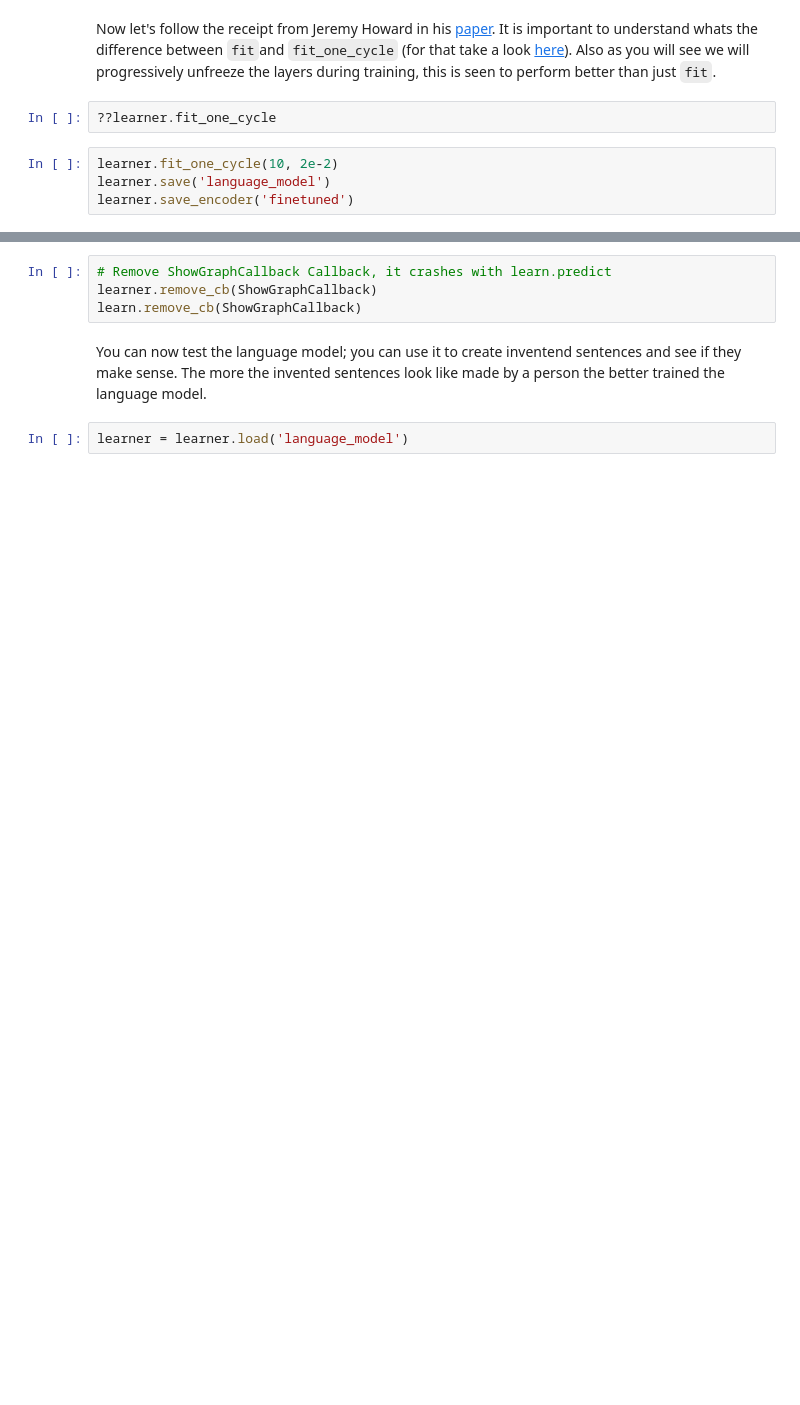
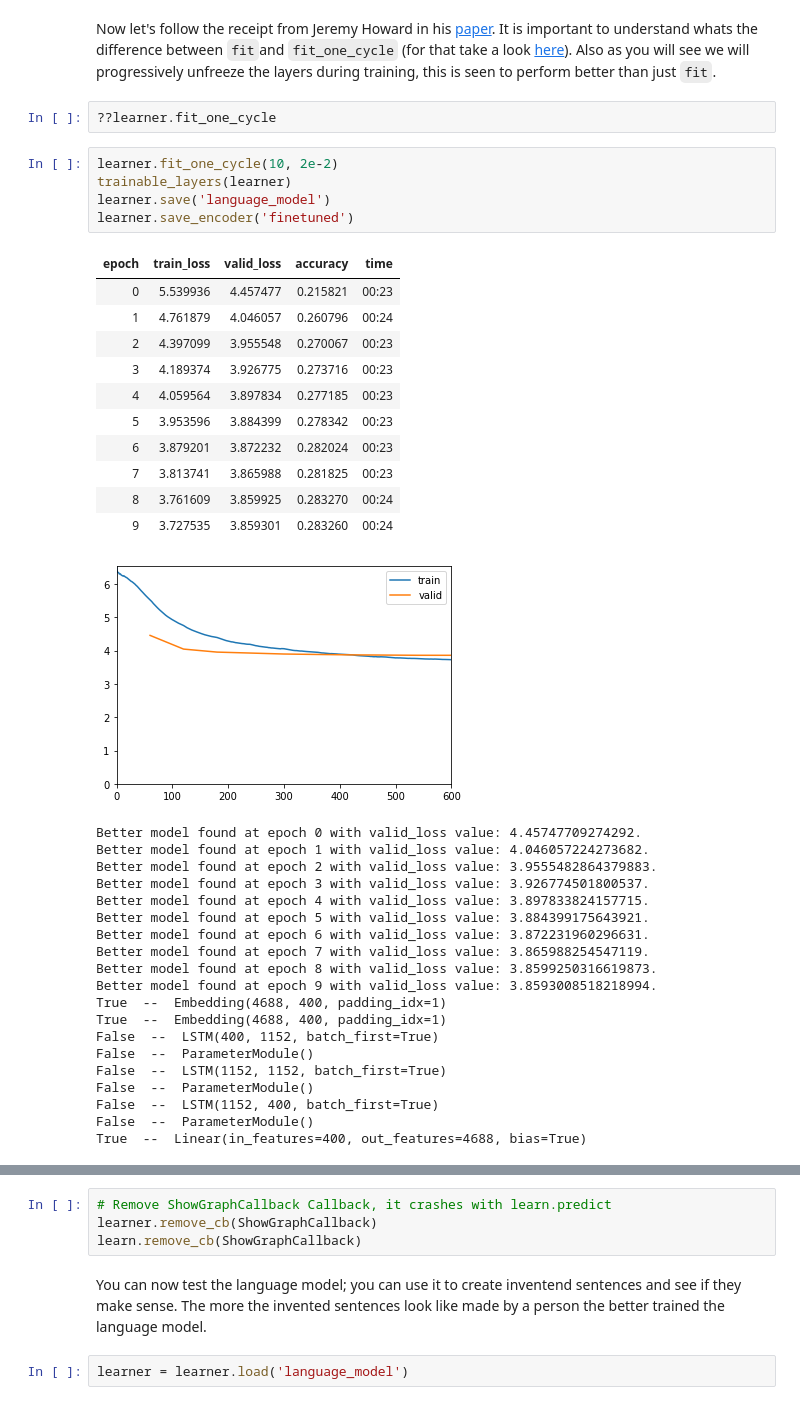
Before and after one commit to arnaujc91/ULMFit, a Jupyter notebook: ULMFit_final.ipynb, the cells around one changed output, grey strips where cells are left out. Drawn from its saved outputs; the diff is of its cells as text; blank space fills up the shorter version.

```diff
--- a/ULMFit_final.ipynb
+++ b/ULMFit_final.ipynb
@@ -398,7 +532,40 @@ Now let's follow the receipt from Jeremy Howard in his [paper](https://arxiv.org
 ??learner.fit_one_cycle
 # %%
 learner.fit_one_cycle(10, 2e-2)
+trainable_layers(learner)
 learner.save('language_model')
 learner.save_encoder('finetuned')
+# %% [output]
+| epoch | train_loss | valid_loss | accuracy | time |
+| 0 | 5.539936 | 4.457477 | 0.215821 | 00:23 |
+| 1 | 4.761879 | 4.046057 | 0.260796 | 00:24 |
+| 2 | 4.397099 | 3.955548 | 0.270067 | 00:23 |
+| 3 | 4.189374 | 3.926775 | 0.273716 | 00:23 |
+| 4 | 4.059564 | 3.897834 | 0.277185 | 00:23 |
+| 5 | 3.953596 | 3.884399 | 0.278342 | 00:23 |
+| 6 | 3.879201 | 3.872232 | 0.282024 | 00:23 |
+| 7 | 3.813741 | 3.865988 | 0.281825 | 00:23 |
+| 8 | 3.761609 | 3.859925 | 0.283270 | 00:24 |
+| 9 | 3.727535 | 3.859301 | 0.283260 | 00:24 |
+[figure, added]
+Better model found at epoch 0 with valid_loss value: 4.45747709274292.
+Better model found at epoch 1 with valid_loss value: 4.046057224273682.
+Better model found at epoch 2 with valid_loss value: 3.9555482864379883.
+Better model found at epoch 3 with valid_loss value: 3.926774501800537.
+Better model found at epoch 4 with valid_loss value: 3.897833824157715.
+Better model found at epoch 5 with valid_loss value: 3.884399175643921.
+Better model found at epoch 6 with valid_loss value: 3.872231960296631.
+Better model found at epoch 7 with valid_loss value: 3.865988254547119.
+Better model found at epoch 8 with valid_loss value: 3.8599250316619873.
+Better model found at epoch 9 with valid_loss value: 3.8593008518218994.
+True  --  Embedding(4688, 400, padding_idx=1)
+True  --  Embedding(4688, 400, padding_idx=1)
+False  --  LSTM(400, 1152, batch_first=True)
+False  --  ParameterModule()
+False  --  LSTM(1152, 1152, batch_first=True)
+False  --  ParameterModule()
+False  --  LSTM(1152, 400, batch_first=True)
+False  --  ParameterModule()
+True  --  Linear(in_features=400, out_features=4688, bias=True)
 # %%
 learn = learn.load_encoder('finetuned')
```
Also changed, not shown: parts of 110 cells of this notebook.
